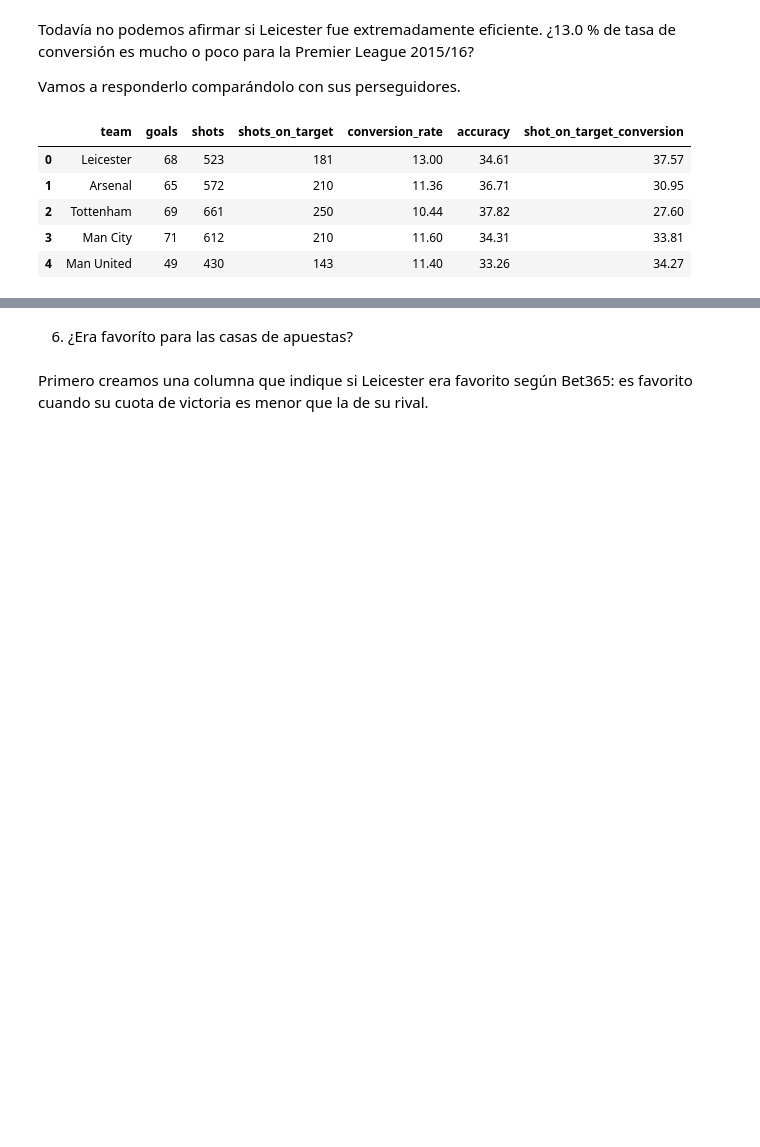
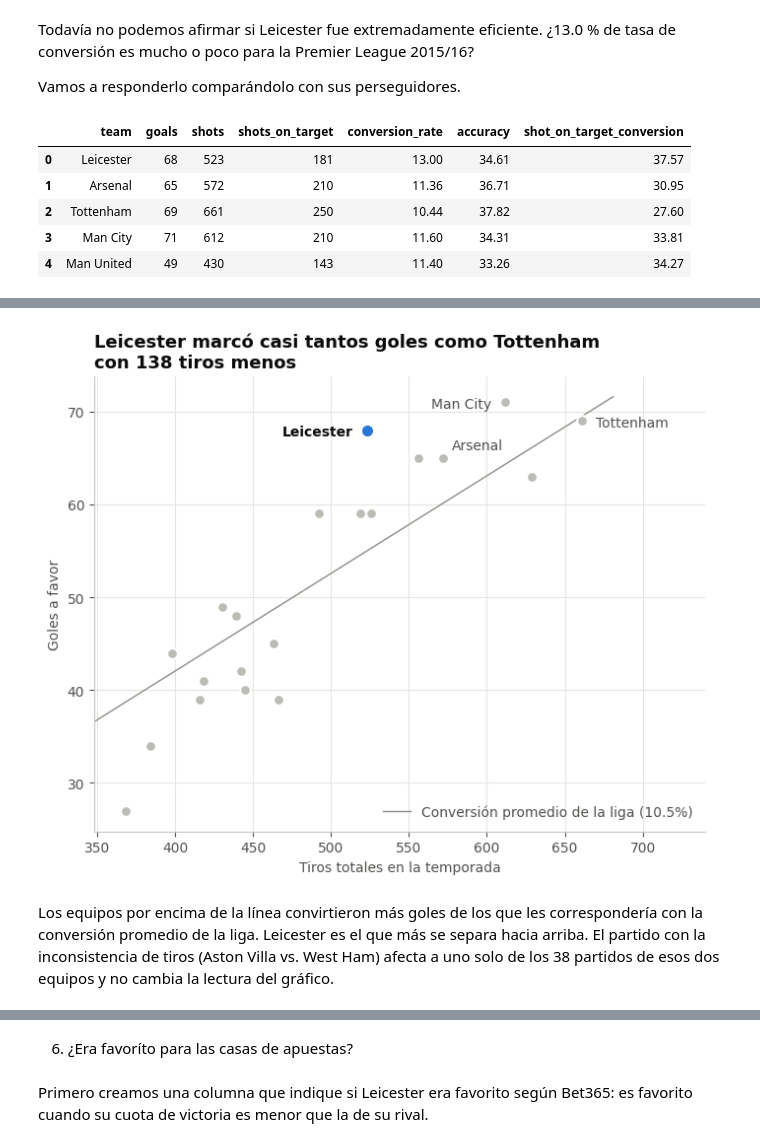
Before and after one commit to FrancoJarc/leicester-city-2015-16, a Jupyter notebook: notebooks/analysis.ipynb, the cells around one changed output, grey strips where cells are left out. Saved outputs shown, nothing was run; the diff lists cells and outputs as text; code cells hidden in the pictures; blank space fills up the shorter version.

```diff
--- a/notebooks/analysis.ipynb
+++ b/notebooks/analysis.ipynb
@@ -550,0 +673,6 @@ comparison
+# %%
+league_conversion = efficiency["goals"].sum() / efficiency["shots"].sum()
+
+print("Conversión promedio de la liga:", round(league_conversion * 100, 2), "%")
+print()
+print(efficiency["conversion_rate"].sort_values(ascending=False).head(5).to_string())
@@ -551,3 +688,43 @@ comparison
+# %%
+others = efficiency.drop(TEAM)
+
+fig, ax = plt.subplots(figsize=(8, 6))
+
+# Línea de referencia: goles que haría un equipo con la conversión promedio de la liga
+shots_range = np.array([efficiency["shots"].min() - 20, efficiency["shots"].max() + 20])
+ax.plot(shots_range, shots_range * league_conversion, color=REFERENCE, linewidth=1, zorder=1,
+        label=f"Conversión promedio de la liga ({league_conversion:.1%})")
+
+ax.scatter(others["shots"], others["goals"], s=60, color=NEUTRAL, edgecolor="white", linewidth=1.5, zorder=2)
+ax.scatter(efficiency.loc[TEAM, "shots"], efficiency.loc[TEAM, "goals"],
+           s=90, color=HIGHLIGHT, edgecolor="white", linewidth=1.5, zorder=3)
+
+labels = {
+    TEAM: (-10, -4, "right"),
+    "Tottenham": (10, -4, "left"),
+    "Man City": (-10, -4, "right"),
+    "Arsenal": (6, 6, "left")
+}
+for team, (dx, dy, ha) in labels.items():
+    color = TEXT_PRIMARY if team == TEAM else TEXT_SECONDARY
+    ax.annotate(team, (efficiency.loc[team, "shots"], efficiency.loc[team, "goals"]),
+                xytext=(dx, dy), textcoords="offset points", ha=ha, color=color,
+                fontweight="bold" if team == TEAM else "normal")
+
+ax.set_title("Leicester marcó casi tantos goles como Tottenham\ncon 138 tiros menos")
+ax.set_xlabel("Tiros totales en la temporada")
+ax.set_ylabel("Goles a favor")
+ax.set_xlim(shots_range[0], 740)
+ax.legend(loc="lower right", frameon=False, labelcolor=TEXT_SECONDARY)
+ax.grid()
+ax.set_axisbelow(True)
+
+fig.savefig(IMAGES_DIR / "tiros_vs_goles.png")
+plt.show()
+# %% [output]
+[figure, added]
+# %% [markdown]
+Los equipos por encima de la línea convirtieron más goles de los que les correspondería con la conversión promedio de la liga. Leicester es el que más se separa hacia arriba. El partido con la inconsistencia de tiros (Aston Villa vs. West Ham) afecta a uno solo de los 38 partidos de esos dos equipos y no cambia la lectura del gráfico.
 # %% [markdown]
 Conclusión:
 
```
Also changed, not shown: parts of 14 cells of this notebook, 4 other files.
